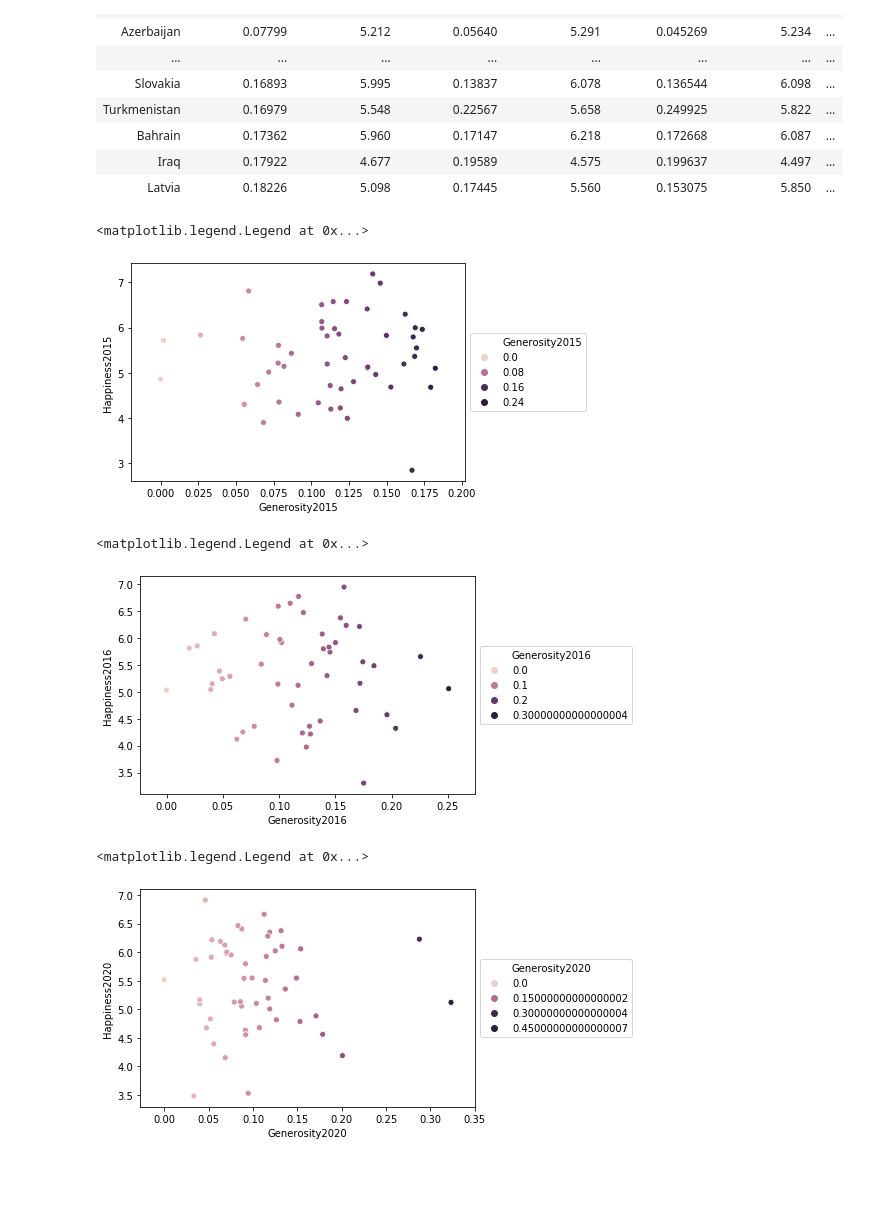
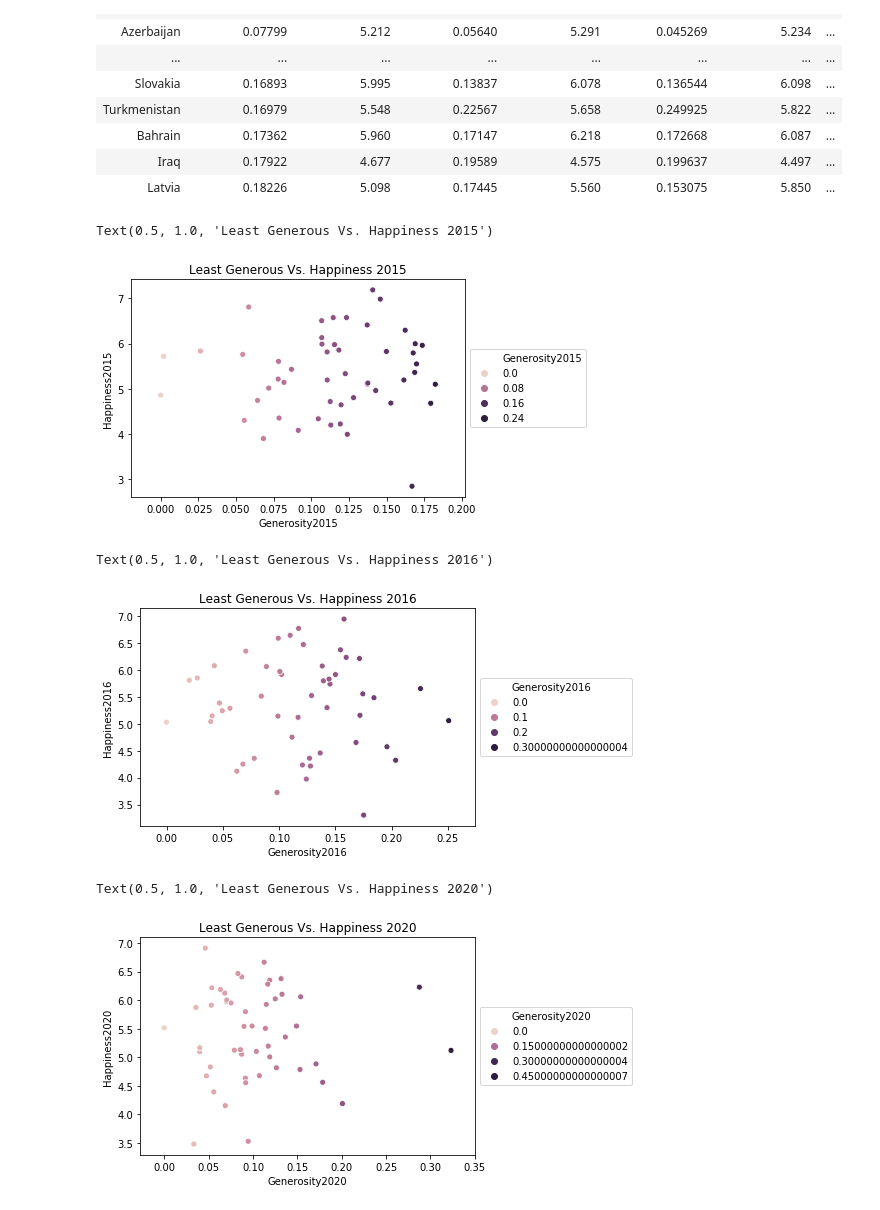
Before and after one commit to matteo005/Happiness_Project, a Jupyter notebook: MB_Analysis_Code.ipynb, the cells around one changed output. Drawn from its saved outputs; the diff is of its cells as text; code cells hidden in the pictures; blank space fills up the shorter version.

```diff
--- a/MB_Analysis_Code.ipynb
+++ b/MB_Analysis_Code.ipynb
@@ -349,21 +358,24 @@ lowest50Generous
 # %%
 graph = sns.scatterplot(data=lowest50Generous, x='Generosity2015', y='Happiness2015', hue='Generosity2015')
 graph.legend(loc='center left', bbox_to_anchor=(1, 0.5), ncol=1)
+graph.set_title( "Least Generous Vs. Happiness 2015")
 # %% [output]
-<matplotlib.legend.Legend at 0x...>
+Text(0.5, 1.0, 'Least Generous Vs. Happiness 2015')
-[figure, old version]
+[figure, new version]
 # %%
 graph = sns.scatterplot(data=lowest50Generous, x='Generosity2016', y='Happiness2016', hue='Generosity2016')
 graph.legend(loc='center left', bbox_to_anchor=(1, 0.5), ncol=1)
+graph.set_title( "Least Generous Vs. Happiness 2016")
 # %% [output]
-<matplotlib.legend.Legend at 0x...>
+Text(0.5, 1.0, 'Least Generous Vs. Happiness 2016')
-[figure, old version]
+[figure, new version]
 # %%
 graph = sns.scatterplot(data=lowest50Generous, x='Generosity2020', y='Happiness2020', hue='Generosity2020')
 graph.legend(loc='center left', bbox_to_anchor=(1, 0.5), ncol=1)
+graph.set_title( "Least Generous Vs. Happiness 2020")
 # %% [output]
-<matplotlib.legend.Legend at 0x...>
+Text(0.5, 1.0, 'Least Generous Vs. Happiness 2020')
-[figure, old version]
+[figure, new version]
 # %%
 graph = sns.scatterplot(data=lowest50Generous, x='Generosity2021', y='Happiness2021', hue='Generosity2021')
 graph.legend(loc='center left', bbox_to_anchor=(1, 0.5), ncol=1)
```
Also changed, not shown: parts of 11 cells of this notebook.
